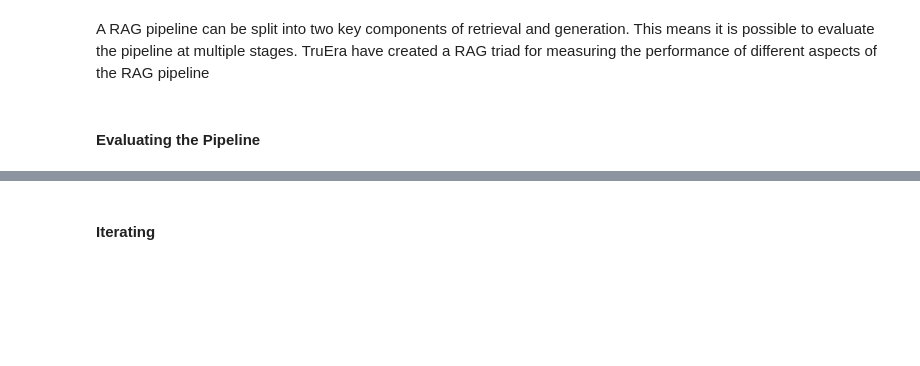
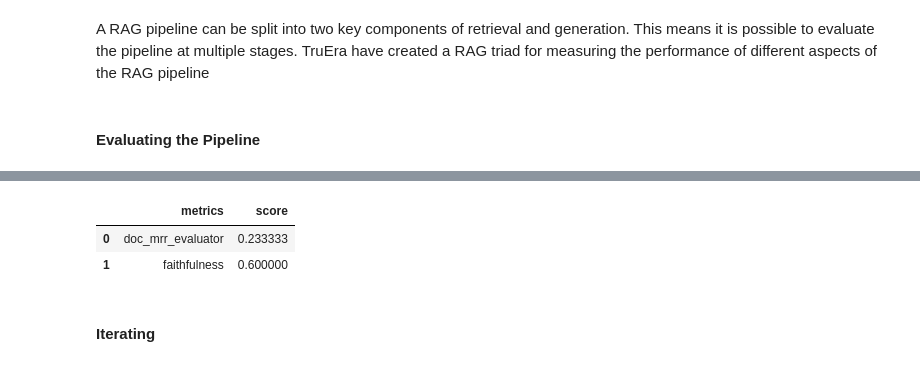
Before and after one commit to baldpanda/pydata-manchester-talk, a Jupyter notebook: notebooks/pydata_manchester_demo.ipynb, the cells around one changed output, grey strips where cells are left out. Cells and saved outputs as stored; diff of their text form; code cells hidden in the pictures; blank space fills up the shorter version.

```diff
--- a/notebooks/pydata_manchester_demo.ipynb
+++ b/notebooks/pydata_manchester_demo.ipynb
@@ -123,0 +182,22 @@ A RAG pipeline can be split into two key components of retrieval and generation.
+# %%
+ground_truth_answers = [d.get("answer") for d in ground_truth_docs]
+# %%
+rag_answers = []
+retrieved_docs = []
+questions = [doc.get("question_text") for doc in ground_truth_docs]
+
+for question in list(questions):
+    response = rag_pipeline_builder.pipeline.run(
+        {
+            "query_embedder": {"text": question},
+            "prompt_builder": {"question": question},
+            "answer_builder": {"query": question},
+        }
+    )
+    print(f"Question: {question}")
+    print("Answer from pipeline:")
+    print(response["answer_builder"]["answers"][0].data)
+    print("\n-----------------------------------\n")
+
+    rag_answers.append(response["answer_builder"]["answers"][0].data)
+    retrieved_docs.append(response["answer_builder"]["answers"][0].documents)
@@ -123,0 +257,5 @@ A RAG pipeline can be split into two key components of retrieval and generation.
+# %%
+evaluation_pipeline = EvaluationPipeline()
+evzaluation_pipeline = evaluation_pipeline.build_pipeline()
+# %%
+results = evaluation_pipeline.run_pipeline(questions, retrieved_docs, ground_truth_docs, rag_answers)
@@ -124,3 +264,17 @@ A RAG pipeline can be split into two key components of retrieval and generation.
+# %%
+inputs = {
+    "question": list(questions),
+    "contexts": list([d.content] for d in docs_for_vector_db),
+    "answer": list(ground_truth_answers),
+    "predicted_answer": rag_answers,
+}
+
+evaluation_result = EvaluationRunResult(run_name="natural_qa_rag_pipeline", inputs=inputs, results=results)
+evaluation_result.score_report()
+# %% [output]
+|  | metrics | score |
+| 0 | doc_mrr_evaluator | 0.233333 |
+| 1 | faithfulness | 0.600000 |
 # %% [markdown]
 #### Iterating
 # %% [markdown]
```
Also changed, not shown: parts of 27 cells of this notebook.
